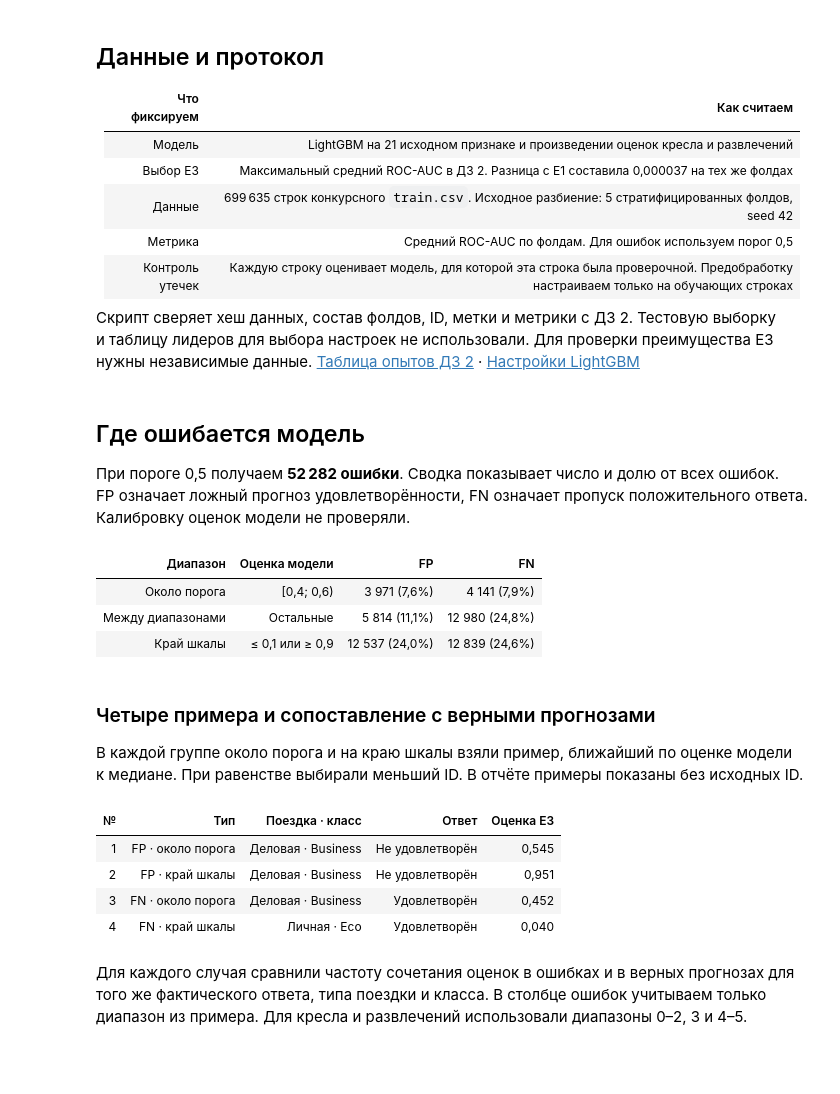
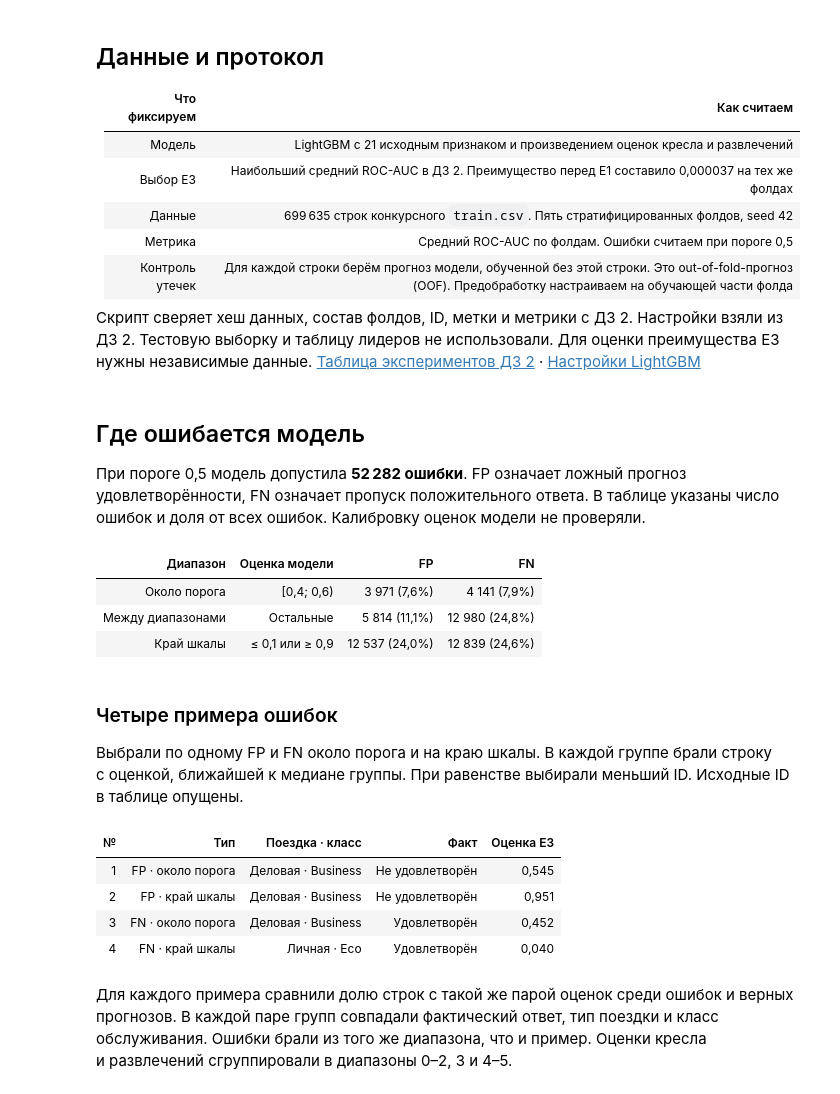
Before and after one commit to dmagog/s6e10-ml-rnd, a Jupyter notebook: notebooks/03_e3_diagnostics.ipynb, the cells around one changed output. Saved outputs shown, nothing was run; the diff lists cells and outputs as text; code cells hidden in the pictures; blank space fills up the shorter version.

```diff
--- a/notebooks/03_e3_diagnostics.ipynb
+++ b/notebooks/03_e3_diagnostics.ipynb
@@ -7,13 +7,13 @@ LightGBM E3 показала средний ROC-AUC **0,958076** в ДЗ 2. З
 
 | Что фиксируем | Как считаем |
 |---|---|
-| Модель | LightGBM на 21 исходном признаке и произведении оценок кресла и развлечений |
-| Выбор E3 | Максимальный средний ROC-AUC в ДЗ 2. Разница с E1 составила 0,000037 на тех же фолдах |
-| Данные | 699 635 строк конкурсного `train.csv`. Исходное разбиение: 5 стратифицированных фолдов, seed 42 |
-| Метрика | Средний ROC-AUC по фолдам. Для ошибок используем порог 0,5 |
-| Контроль утечек | Каждую строку оценивает модель, для которой эта строка была проверочной. Предобработку настраиваем только на обучающих строках |
+| Модель | LightGBM с 21 исходным признаком и произведением оценок кресла и развлечений |
+| Выбор E3 | Наибольший средний ROC-AUC в ДЗ 2. Преимущество перед E1 составило 0,000037 на тех же фолдах |
+| Данные | 699 635 строк конкурсного `train.csv`. Пять стратифицированных фолдов, seed 42 |
+| Метрика | Средний ROC-AUC по фолдам. Ошибки считаем при пороге 0,5 |
+| Контроль утечек | Для каждой строки берём прогноз модели, обученной без этой строки. Это out-of-fold-прогноз (OOF). Предобработку настраиваем на обучающей части фолда |
 
-Скрипт сверяет хеш данных, состав фолдов, ID, метки и метрики с ДЗ 2. Тестовую выборку и таблицу лидеров для выбора настроек не использовали. Для проверки преимущества E3 нужны независимые данные. [Таблица опытов ДЗ 2](../reports/hw2/summary.csv) · [Настройки LightGBM](../configs/hw2.yaml)
+Скрипт сверяет хеш данных, состав фолдов, ID, метки и метрики с ДЗ 2. Настройки взяли из ДЗ 2. Тестовую выборку и таблицу лидеров не использовали. Для оценки преимущества E3 нужны независимые данные. [Таблица экспериментов ДЗ 2](../reports/hw2/summary.csv) · [Настройки LightGBM](../configs/hw2.yaml)
 # %%
 from itertools import count
 from pathlib import Path
@@ -48,6 +48,6 @@ def share(n, total):
 # %% [markdown]
 ## Где ошибается модель
 
-При пороге 0,5 получаем **52 282 ошибки**. Сводка показывает число и долю от всех ошибок. FP означает ложный прогноз удовлетворённости, FN означает пропуск положительного ответа. Калибровку оценок модели не проверяли.
+При пороге 0,5 модель допустила **52 282 ошибки**. FP означает ложный прогноз удовлетворённости, FN означает пропуск положительного ответа. В таблице указаны число ошибок и доля от всех ошибок. Калибровку оценок модели не проверяли.
 # %%
 counts = read("error_counts")
@@ -65,26 +65,26 @@ show(by_band.reset_index(names="Диапазон")[["Диапазон", "Оце
 | Между диапазонами | Остальные | 5 814 (11,1%) | 12 980 (24,8%) |
 | Край шкалы | ≤ 0,1 или ≥ 0,9 | 12 537 (24,0%) | 12 839 (24,6%) |
 # %% [markdown]
-### Четыре примера и сопоставление с верными прогнозами
+### Четыре примера ошибок
 
-В каждой группе около порога и на краю шкалы взяли пример, ближайший по оценке модели к медиане. При равенстве выбирали меньший ID. В отчёте примеры показаны без исходных ID.
+Выбрали по одному FP и FN около порога и на краю шкалы. В каждой группе брали строку с оценкой, ближайшей к медиане группы. При равенстве выбирали меньший ID. Исходные ID в таблице опущены.
 # %%
 examples = read("error_examples")
 show(pd.DataFrame({
     "№": examples.example,
     "Тип": examples.error + " · " + examples.band.str.lower(),
     "Поездка · класс": examples.travel + " · " + examples.service_class,
-    "Ответ": examples.target.map({0: "Не удовлетворён", 1: "Удовлетворён"}),
+    "Факт": examples.target.map({0: "Не удовлетворён", 1: "Удовлетворён"}),
     "Оценка E3": examples.score,
 }), {"Оценка E3": "{:.3f}"})
 # %% [output]
-| № | Тип | Поездка · класс | Ответ | Оценка E3 |
+| № | Тип | Поездка · класс | Факт | Оценка E3 |
 | 1 | FP · около порога | Деловая · Business | Не удовлетворён | 0,545 |
 | 2 | FP · край шкалы | Деловая · Business | Не удовлетворён | 0,951 |
 | 3 | FN · около порога | Деловая · Business | Удовлетворён | 0,452 |
 | 4 | FN · край шкалы | Личная · Eco | Удовлетворён | 0,040 |
 # %% [markdown]
-Для каждого случая сравнили частоту сочетания оценок в ошибках и в верных прогнозах для того же фактического ответа, типа поездки и класса. В столбце ошибок учитываем только диапазон из примера. Для кресла и развлечений использовали диапазоны 0–2, 3 и 4–5.
+Для каждого примера сравнили долю строк с такой же парой оценок среди ошибок и верных прогнозов. В каждой паре групп совпадали фактический ответ, тип поездки и класс обслуживания. Ошибки брали из того же диапазона, что и пример. Оценки кресла и развлечений сгруппировали в диапазоны 0–2, 3 и 4–5.
 # %%
 evidence = []
 for row in examples.itertuples():
```
Also changed, not shown: parts of 12 cells of this notebook, 4 other files.
